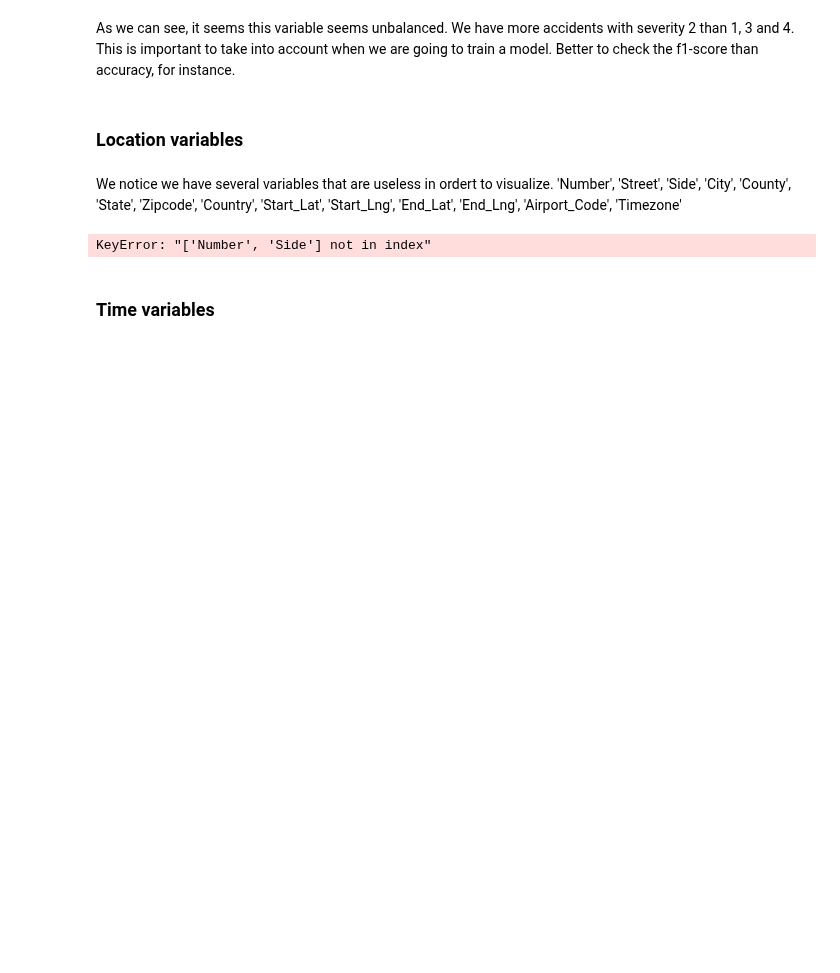
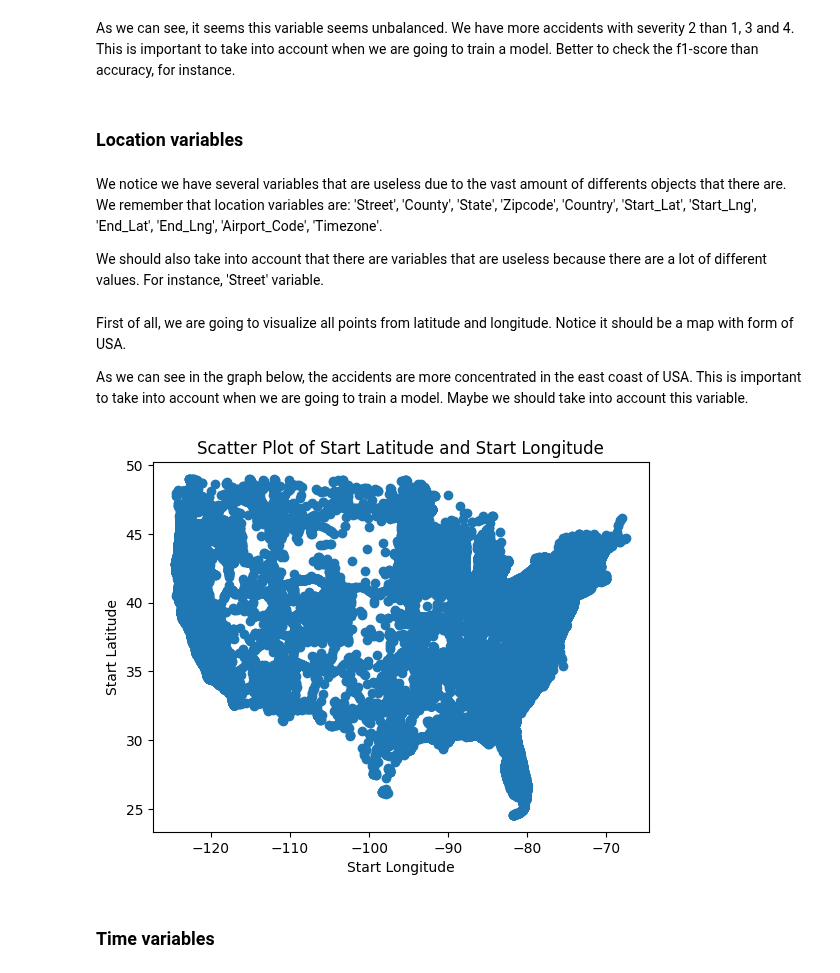
Before and after one commit to pol-resina/US-Accidents, a Jupyter notebook: notebooks/data_exploration.ipynb, the cells around one changed output. Cells and saved outputs as stored; diff of their text form; code cells hidden in the pictures; blank space fills up the shorter version.

```diff
--- a/notebooks/data_exploration.ipynb
+++ b/notebooks/data_exploration.ipynb
@@ -71,13 +71,23 @@ As we can see, it seems this variable seems unbalanced. We have more accidents w
 # %% [markdown]
 ### Location variables
 # %% [markdown]
-We notice we have several variables that are useless in ordert to visualize. 'Number', 'Street', 'Side', 'City', 'County', 'State', 'Zipcode', 'Country', 'Start_Lat', 'Start_Lng', 'End_Lat', 'End_Lng', 'Airport_Code', 'Timezone'
+We notice we have several variables that are useless due to the vast amount of differents objects that there are. We remember that location variables are: 'Street', 'County', 'State', 'Zipcode', 'Country', 'Start_Lat', 'Start_Lng', 'End_Lat', 'End_Lng', 'Airport_Code', 'Timezone'.
+
+We should also take into account that there are variables that are useless because there are a lot of different values. For instance, 'Street' variable.
 # %%
-location_variables = ['Number', 'Street', 'Side', 'City', 'County', 'State', 'Zipcode', 'Country', 'Start_Lat', 'Start_Lng', 'End_Lat', 'End_Lng', 'Airport_Code', 'Timezone']
-
-data[location_variables].head()
+location_variables = ['Street', 'City', 'County', 'State', 'Zipcode', 'Country', 'Start_Lat', 'Start_Lng', 'End_Lat', 'End_Lng', 'Airport_Code', 'Timezone']
-# %% [output]
-KeyError: "['Number', 'Side'] not in index"
+# %% [markdown]
+First of all, we are going to visualize all points from latitude and longitude. Notice it should be a map with form of USA.
+
+As we can see in the graph below, the accidents are more concentrated in the east coast of USA. This is important to take into account when we are going to train a model. Maybe we should take into account this variable.
+# %%
+plt.scatter(data['Start_Lng'], data['Start_Lat'])
+plt.xlabel('Start Longitude')
+plt.ylabel('Start Latitude')
+plt.title('Scatter Plot of Start Latitude and Start Longitude')
+plt.show()
+# %% [output]
+[figure, added]
 # %% [markdown]
 ### Time variables
 # %%
```
Also changed, not shown: parts of 1 cell of this notebook.
